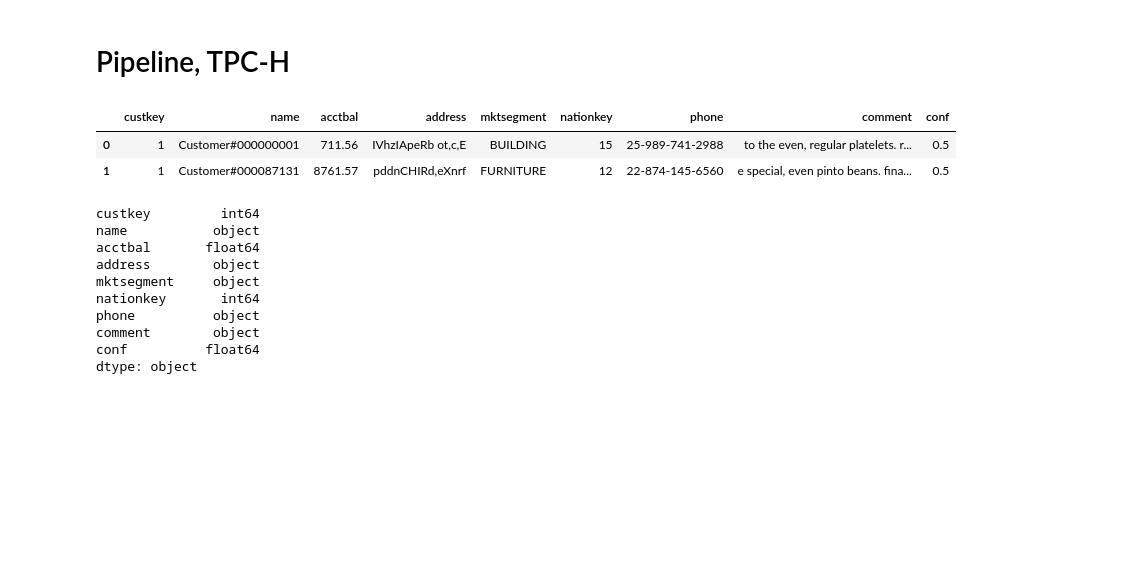
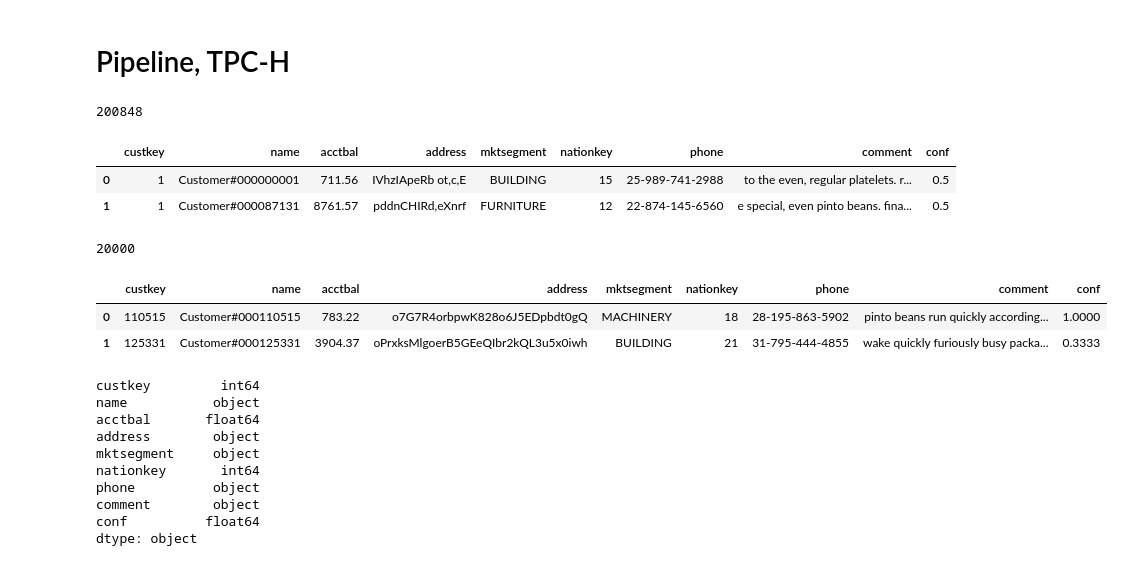
Before and after one commit to alexmemory/PrDBSens, a Jupyter notebook: notes/20150409_ACM_trio.ipynb, the cells around one changed output. Cells and saved outputs as stored; diff of their text form; code cells hidden in the pictures; blank space fills up the shorter version.

```diff
--- a/notes/20150409_ACM_trio.ipynb
+++ b/notes/20150409_ACM_trio.ipynb
@@ -1101,3 +1101,6 @@ pass
 #scr = pd.read_csv('/home/amemory/Data/prdbsens/pipelines/tpch/rel/nation_n.csv',quotechar="'")
 scr = pd.read_csv('/home/amemory/Data/prdbsens/pipelines/tpch/rel/cust_c.csv',quotechar="'")
 #scr = pd.read_csv('/home/amemory/Data/prdbsens/pipelines/tpch/rel/orders_o.csv',quotechar="'")
+print len(scr)
+# %% [output]
+200848
@@ -1109,6 +1110,17 @@ scr.head(2)
 |  | custkey | name | acctbal | address | mktsegment | nationkey | phone | comment | conf |
 | 0 | 1 | Customer#000000001 | 711.56 | IVhzIApeRb ot,c,E | BUILDING | 15 | 25-989-741-2988 | to the even, regular platelets. r... | 0.5 |
 | 1 | 1 | Customer#000087131 | 8761.57 | pddnCHIRd,eXnrf | FURNITURE | 12 | 22-874-145-6560 | e special, even pinto beans. fina... | 0.5 |
+# %%
+scr2 = pd.read_csv('/home/amemory/Data/prdbsens/pipelines/tpch/rel/sam/20000/cust_c.csv',quotechar="'")
+len(scr2)
+# %% [output]
+20000
+# %%
+scr2.head(2)
+# %% [output]
+|  | custkey | name | acctbal | address | mktsegment | nationkey | phone | comment | conf |
+| 0 | 110515 | Customer#000110515 | 783.22 | o7G7R4orbpwK828o6J5EDpbdt0gQ | MACHINERY | 18 | 28-195-863-5902 | pinto beans run quickly according... | 1.0000 |
+| 1 | 125331 | Customer#000125331 | 3904.37 | oPrxksMlgoerB5GEeQIbr2kQL3u5x0iwh | BUILDING | 21 | 31-795-444-4855 | wake quickly furiously busy packa... | 0.3333 |
 # %%
 scr.dtypes
 # %% [output]
```
Also changed, not shown: parts of 3 cells of this notebook, 2 other files.
